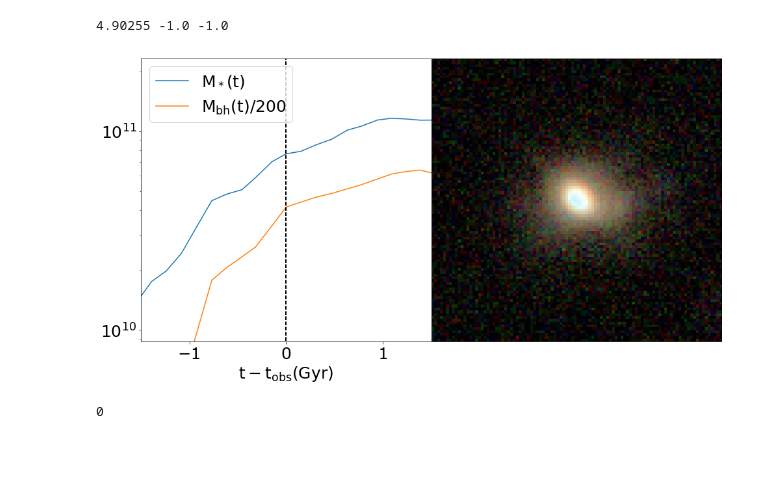
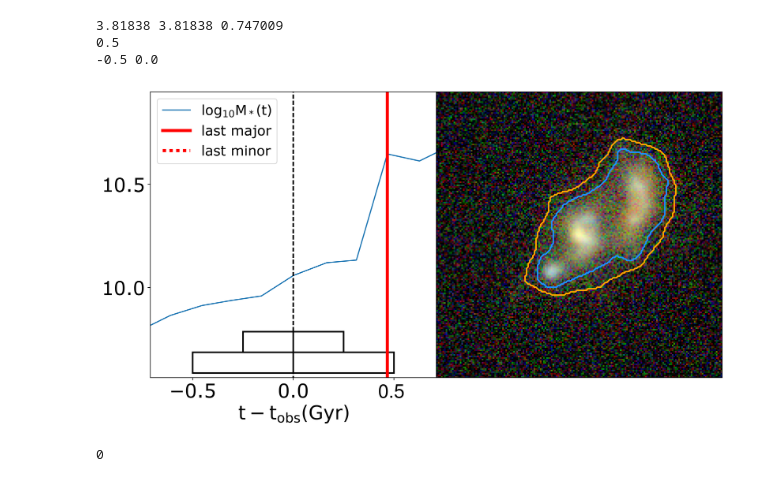
Before and after one commit to gsnyder206/synthetic-image-morph, a Jupyter notebook: morphology_analysis/ExamineGalaxies.ipynb, the cells around one changed output. Cells and saved outputs as stored; diff of their text form; code cells hidden in the pictures; blank space fills up the shorter version.

```diff
--- a/morphology_analysis/ExamineGalaxies.ipynb
+++ b/morphology_analysis/ExamineGalaxies.ipynb
@@ -1,35 +1,39 @@
 # %%
 import astropy
 import astropy.io.ascii as ascii
 import pandas as pd
 import numpy as np
 import matplotlib
 from matplotlib import pyplot as plt
 import astropy.io.fits as pyfits
 import masshistory
 import showgalaxy
 
 sfid=99982   #Ring!
 sfid=103701 #late merger
 sfid=99450  #double nucleus
 sfid=102672 #appears isolated
 sfid=105747 #wreck
 sfid=102098 #multi merger
 sfid=99450  #double nucleus
 
 
 #77564 pre-merger but low-lum AGN
 #minor pair 25561
 
 #8468 whoa clumps
 #73247 pair and high OIII
 #46001 merger wreck
 #100838 compact starburst
 
-masshistory.masshistory('snapshot_075',100838,camnum=0,size=8,alph=0.2,
-                        Q=5,sb='SB25',gyrbox=False,use_rfkey=None,npix=100,
-                       filters=['WFC3-F105W','WFC3-F125W','WFC3-F160W'])
+savedir='/Users/gsnyder/Dropbox/Workspace/Papers_towrite/Illustris_ObservingMergers/PLOTS'
+
+masshistory.masshistory('snapshot_068',105747,camnum=0,size=6,alph=0.5,
+                        Q=5,sb='SB25',gyrbox=False,ckpc=50.0,Npix=None,
+                       use_rfkey=True,trange=[-0.71,0.71],plot_rfs=True,savefile=savedir+'/test.pdf')
 # %% [output]
-4.90255 -1.0 -1.0
+3.81838 3.81838 0.747009
+0.5
+-0.5 0.0
-[figure, old version]
+[figure, new version]
 0
```
Also changed, not shown: 3 other files.
